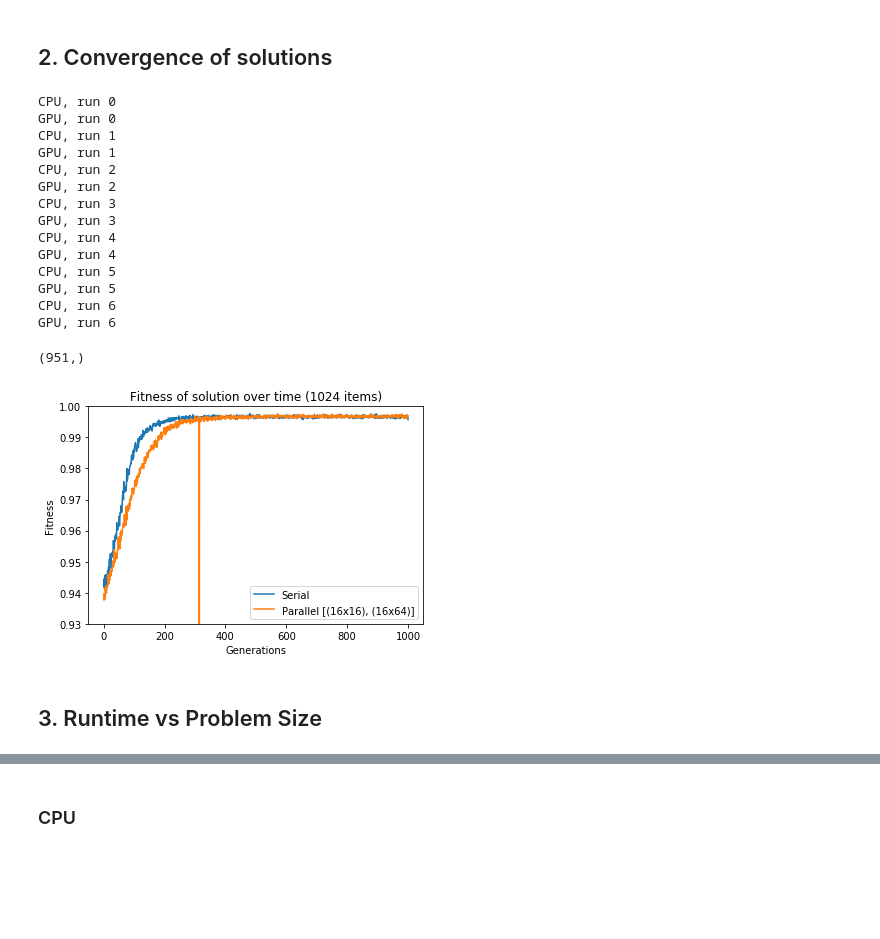
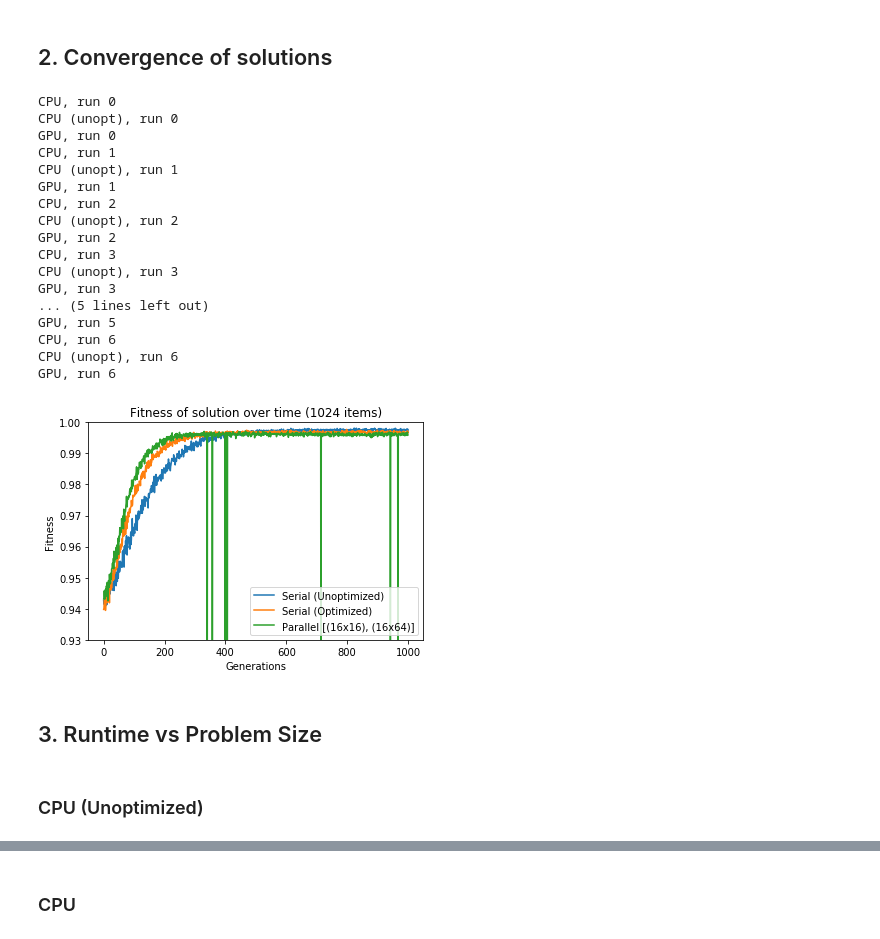
Before and after one commit to DEGABGED/CS171-Exercise1, a Jupyter notebook: OSNPS Experiments.ipynb, the cells around one changed output, grey strips where cells are left out. Cells and saved outputs as stored; diff of their text form; code cells hidden in the pictures; blank space fills up the shorter version.

```diff
--- a/OSNPS Experiments.ipynb
+++ b/OSNPS Experiments.ipynb
@@ -115,6 +141,7 @@ model_gpu = ParallelOSNPS(H, m, fitness=ffxn)
 model_gpu.set_GPU_params(threads_per_block, blocks_per_grid)
 # %%
 cpu_runs = []
+cpu_unopt_runs = []
 gpu_runs = []
 
 for i in range(7):
@@ -122,31 +149,41 @@ for i in range(7):
     cpu_runs.append(max_fs)
     print("CPU, run {}".format(i))
 
+    _, max_fsu, _ = model_cpu.run(runs)
+    cpu_unopt_runs.append(max_fsu)
+    print("CPU (unopt), run {}".format(i))
+
     _, max_fp, _ = model_gpu.run(runs)
     gpu_runs.append(max_fp)
     print("GPU, run {}".format(i))
 # %% [output]
 CPU, run 0
+CPU (unopt), run 0
 GPU, run 0
 CPU, run 1
+CPU (unopt), run 1
 GPU, run 1
 CPU, run 2
+CPU (unopt), run 2
 GPU, run 2
 CPU, run 3
+CPU (unopt), run 3
 GPU, run 3
-CPU, run 4
-GPU, run 4
-CPU, run 5
+... (5 lines left out)
 GPU, run 5
 CPU, run 6
+CPU (unopt), run 6
 GPU, run 6
 # %%
 for i in range(reps):
     cpu_runs[i] = normalize(cpu_runs[i])
+    cpu_unopt_runs[i] = normalize(cpu_unopt_runs[i])
     gpu_runs[i] = normalize(gpu_runs[i])
 # %%
 cpu_fitnessruns = np.array(cpu_runs)
+cpu_unopt_fitnessruns = np.array(cpu_unopt_runs)
 gpu_fitnessruns = np.array(gpu_runs)
 
 np.save('cpu_fitnessruns', cpu_fitnessruns)
+np.save('cpu_unopt_fitnessruns', cpu_unopt_fitnessruns)
 np.save('gpu_fitnessruns', gpu_fitnessruns)
@@ -159,23 +190,20 @@ def reject_outliers(data, m = 2.):
-# %%
-reject_outliers(np.mean(cpu_fitnessruns, axis=0), m=100).shape
-# %% [output]
-(951,)
 # %%
+plt.plot(np.arange(runs+1), np.mean(cpu_unopt_fitnessruns, axis=0))
 plt.plot(np.arange(runs+1), np.mean(cpu_fitnessruns, axis=0))
 plt.plot(np.arange(runs+1), np.mean(gpu_fitnessruns, axis=0))
 
-plt.legend(['Serial', 'Parallel [(16x16), (16x64)]'], loc='lower right')
+plt.legend(['Serial (Unoptimized)', 'Serial (Optimized)', 'Parallel [(16x16), (16x64)]'], loc='lower right')
 
 plt.xlabel('Generations')
 plt.ylabel('Fitness')
 plt.title('Fitness of solution over time (1024 items)')
 
 ax = plt.gca()
 ax.set_ylim([0.93,1.00]) # Skip outlier
 
 plt.show()
 # %% [output]
-[figure, old version]
+[figure, new version]
 # %% [markdown]
 ## 3. Runtime vs Problem Size
 # %%
@@ -201,3 +229,5 @@ models_gpu = [ParallelOSNPS(H, ms[i], fitness=ffxns[i]) for i in range(len(ms))]
 
 for gpu in models_gpu:
     gpu.set_GPU_params(threads_per_block, blocks_per_grid)
+# %% [markdown]
+### CPU (Unoptimized)
```
Also changed, not shown: parts of 36 cells of this notebook, 2 other files.
